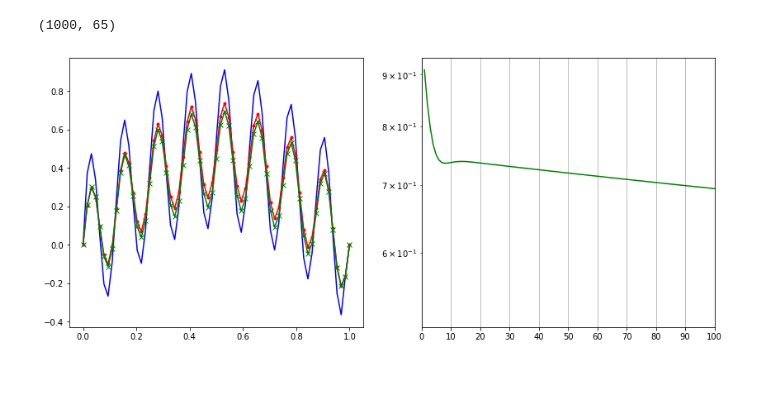
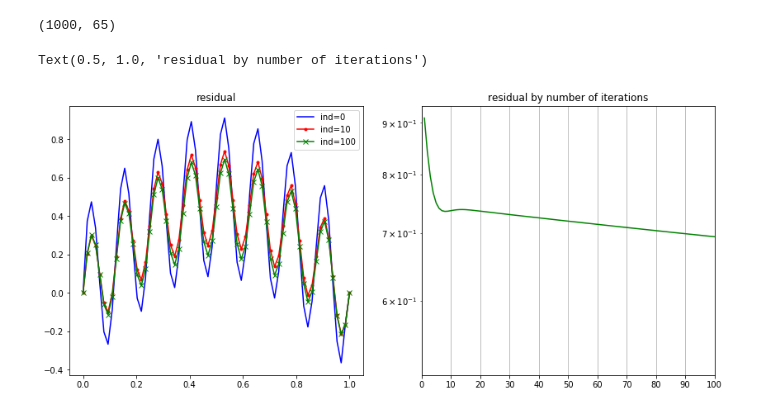
Before and after one commit to dozerlcl/assignments_2020_nju_meteorology, a Jupyter notebook: numerical_PDE/P_set7/test2.ipynb, the cells around one changed output. Drawn from its saved outputs; the diff is of its cells as text; code cells hidden in the pictures; blank space fills up the shorter version.

```diff
--- a/numerical_PDE/P_set7/test2.ipynb
+++ b/numerical_PDE/P_set7/test2.ipynb
@@ -96,33 +96,35 @@ residual_b.shape
 # %%
 # plot center of domain
 # series = u[0:ind_err,int((ny-1)/2),int((nz-1)/2)]
 
 # import matplotlib.ticker as tck
 fig,ax = plt.subplots(1,2,figsize=(14,6))
 # custom_xlim = (0, np.p)
 # custom_ylim = (0, 5.5)
 # Setting the values for all axes.
 
 # plt.setp(ax, xlim=custom_xlim, ylim=custom_ylim)
 # ax.set_xscale('log')
 # stride = max( int(len(all_residual['1'][1:]) / 20), 1)
-ax0=ax[0].plot(np.linspace(0,1,65), residual_b[1,:],'-b', label='k=1')
-ax0=ax[0].plot(np.linspace(0,1,65), residual_b[10,:],'.-r', label='k=1')
-ax0=ax[0].plot(np.linspace(0,1,65), residual_b[100,:],'x-g', label='k=1')
+ax0=ax[0].plot(np.linspace(0,1,65), residual_b[1,:],'-b', label='ind=0')
+ax0=ax[0].plot(np.linspace(0,1,65), residual_b[10,:],'.-r', label='ind=10')
+ax0=ax[0].plot(np.linspace(0,1,65), residual_b[100,:],'x-g', label='ind=100')
 ax1=ax[1].plot(np.linspace(1,iter_num,iter_num-2), residual_max_b[1:-1],'-g', label='k=1')
 ax[1].set_yscale("log")
 ax[1].set_xlim([0,100])
 ax[1].set_xticks(np.linspace(0,100,11))
 ax[1].grid()
 # ax0=ax.plot(np.linspace(1,iter_num,iter_num-1), all_residual['2'][1:],'x-', label='k=2',markevery=stride)
 # ax0=ax.plot(np.linspace(1,iter_num,iter_num-1), all_residual['4'][1:],'o-', label='k=4',markevery=stride)
 # ax0=ax.plot(np.linspace(1,iter_num,iter_num-1), all_residual['8'][1:],'--', label='k=8')
 # ax0=ax.plot(np.linspace(1,iter_num,iter_num-1), all_residual['16'][1:],'-', label='k=16')
 # ax0=ax.plot(np.linspace(0,ind_err-1,ind_err-2), abs(series[0:-2] - series[1:-1]),'--g', label='')
 # ax.set_yscale("log")
 # ax.grid()
 ax[0].legend(loc='lowerleft')
 ax[0].set_title('residual')
+ax[1].set_title('residual by number of iterations')
 # ax[1].set_yscale("log")
 # %% [output]
+Text(0.5, 1.0, 'residual by number of iterations')
-[figure, old version]
+[figure, new version]
```
